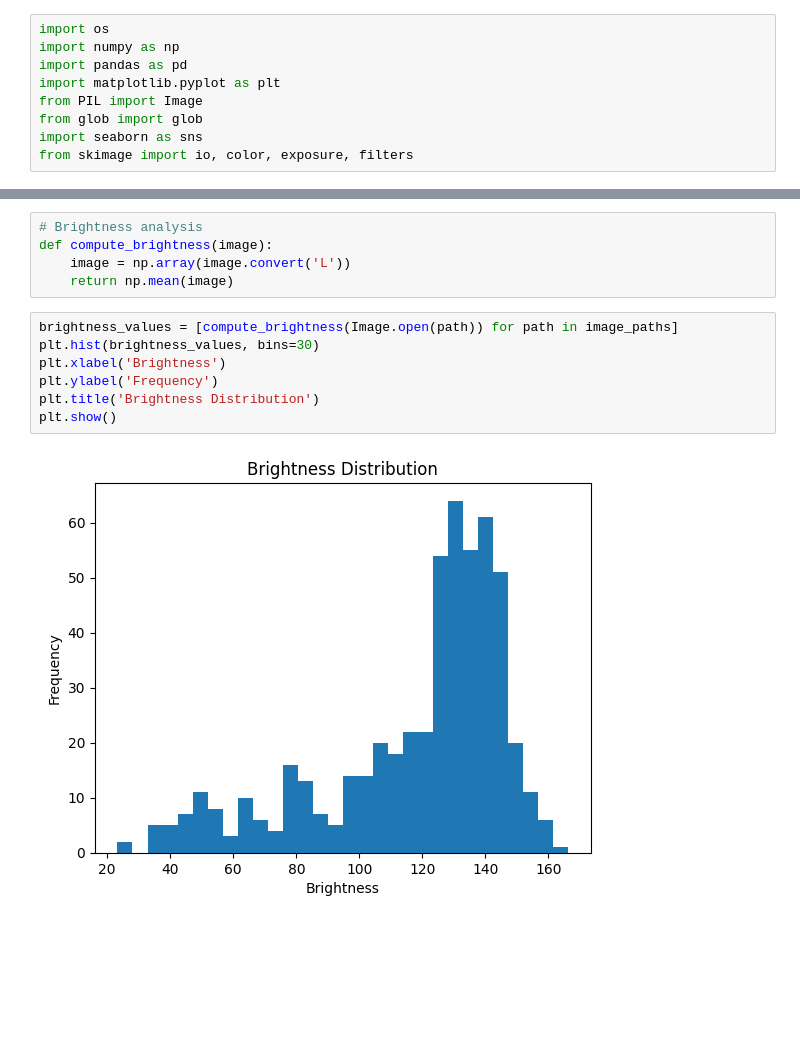
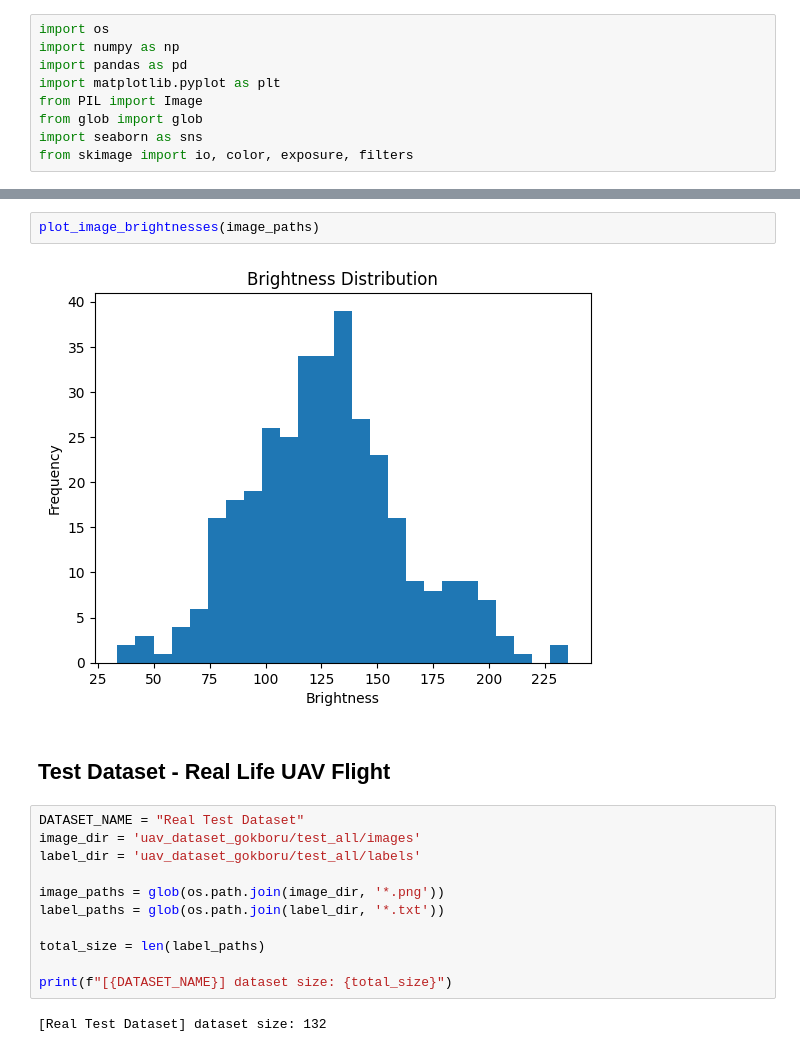
Before and after one commit to applerengg/UAV_Detection, a Jupyter notebook: datasets/EDA.ipynb, the cells around one changed output, grey strips where cells are left out. Cells and saved outputs as stored; diff of their text form; blank space fills up the shorter version.

```diff
--- a/datasets/EDA.ipynb
+++ b/datasets/EDA.ipynb
@@ -75,14 +244,19 @@ for path in sample_paths:
-# %%
-# Brightness analysis
-def compute_brightness(image):
-    image = np.array(image.convert('L'))
-    return np.mean(image)
-# %%
-brightness_values = [compute_brightness(Image.open(path)) for path in image_paths]
-plt.hist(brightness_values, bins=30)
-plt.xlabel('Brightness')
-plt.ylabel('Frequency')
-plt.title('Brightness Distribution')
-plt.show()
-# %% [output]
-[figure, removed]
+# %%
+plot_image_brightnesses(image_paths)
+# %% [output]
+[figure, added]
+# %% [markdown]
+## Test Dataset - Real Life UAV Flight
+# %%
+DATASET_NAME = "Real Test Dataset"
+image_dir = 'uav_dataset_gokboru/test_all/images'
+label_dir = 'uav_dataset_gokboru/test_all/labels'
+
+image_paths = glob(os.path.join(image_dir, '*.png'))
+label_paths = glob(os.path.join(label_dir, '*.txt'))
+
+total_size = len(label_paths)
+
+print(f"[{DATASET_NAME}] dataset size: {total_size}")
+# %% [output]
+[Real Test Dataset] dataset size: 132
```
Also changed, not shown: parts of 17 cells of this notebook, 8 other files.
